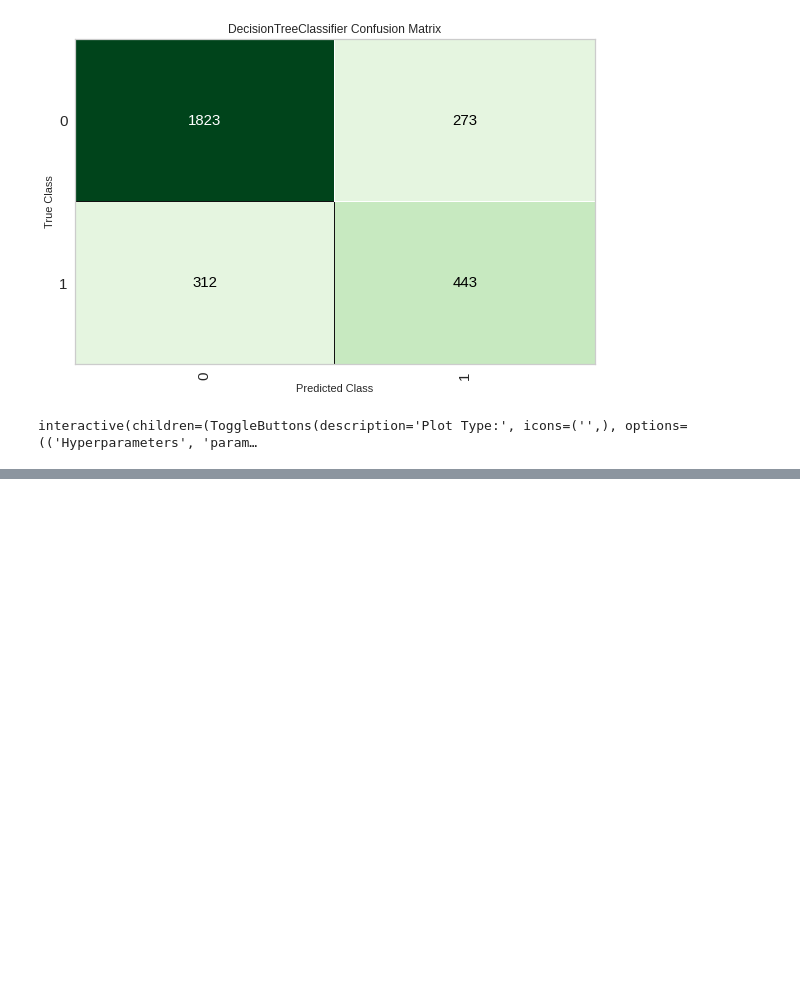
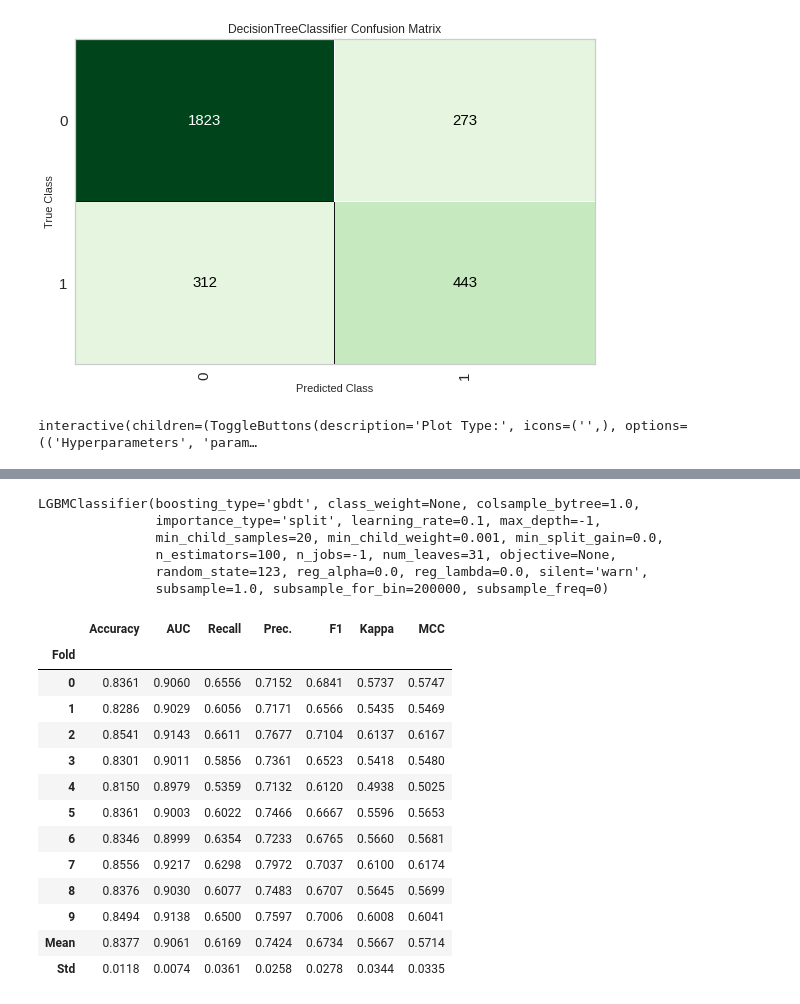
Before and after one commit to 020/020.github.io, a Jupyter notebook: ml_admission_binary_test.ipynb, the cells around one changed output, grey strips where cells are left out. Drawn from its saved outputs; the diff is of its cells as text; code cells hidden in the pictures; blank space fills up the shorter version.

```diff
--- a/ml_admission_binary_test.ipynb
+++ b/ml_admission_binary_test.ipynb
@@ -153,0 +172,26 @@ interactive(children=(ToggleButtons(description='Plot Type:', icons=('',), optio
+# %%
+print(lightgbm)
+# %% [output]
+LGBMClassifier(boosting_type='gbdt', class_weight=None, colsample_bytree=1.0,
+               importance_type='split', learning_rate=0.1, max_depth=-1,
+               min_child_samples=20, min_child_weight=0.001, min_split_gain=0.0,
+               n_estimators=100, n_jobs=-1, num_leaves=31, objective=None,
+               random_state=123, reg_alpha=0.0, reg_lambda=0.0, silent='warn',
+               subsample=1.0, subsample_for_bin=200000, subsample_freq=0)
+# %%
+tuned_lightgbm = tune_model(lightgbm)
+# %% [output]
+|  | Accuracy | AUC | Recall | Prec. | F1 | Kappa | MCC |
+| Fold |  |  |  |  |  |  |  |
+| 0 | 0.8361 | 0.9060 | 0.6556 | 0.7152 | 0.6841 | 0.5737 | 0.5747 |
+| 1 | 0.8286 | 0.9029 | 0.6056 | 0.7171 | 0.6566 | 0.5435 | 0.5469 |
+| 2 | 0.8541 | 0.9143 | 0.6611 | 0.7677 | 0.7104 | 0.6137 | 0.6167 |
+| 3 | 0.8301 | 0.9011 | 0.5856 | 0.7361 | 0.6523 | 0.5418 | 0.5480 |
+| 4 | 0.8150 | 0.8979 | 0.5359 | 0.7132 | 0.6120 | 0.4938 | 0.5025 |
+| 5 | 0.8361 | 0.9003 | 0.6022 | 0.7466 | 0.6667 | 0.5596 | 0.5653 |
+| 6 | 0.8346 | 0.8999 | 0.6354 | 0.7233 | 0.6765 | 0.5660 | 0.5681 |
+| 7 | 0.8556 | 0.9217 | 0.6298 | 0.7972 | 0.7037 | 0.6100 | 0.6174 |
+| 8 | 0.8376 | 0.9030 | 0.6077 | 0.7483 | 0.6707 | 0.5645 | 0.5699 |
+| 9 | 0.8494 | 0.9138 | 0.6500 | 0.7597 | 0.7006 | 0.6008 | 0.6041 |
+| Mean | 0.8377 | 0.9061 | 0.6169 | 0.7424 | 0.6734 | 0.5667 | 0.5714 |
+| Std | 0.0118 | 0.0074 | 0.0361 | 0.0258 | 0.0278 | 0.0344 | 0.0335 |
```
Also changed, not shown: parts of 5 cells of this notebook.
